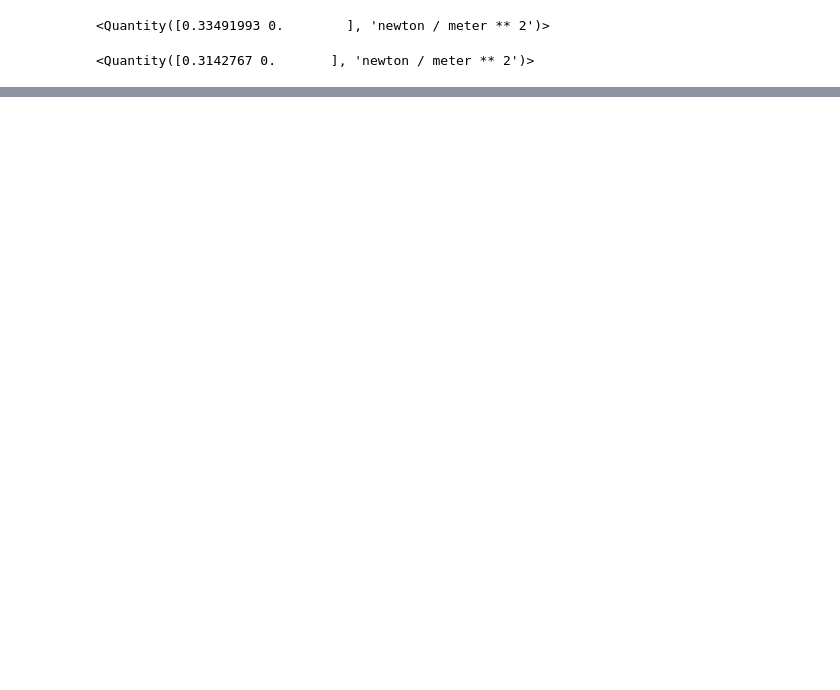
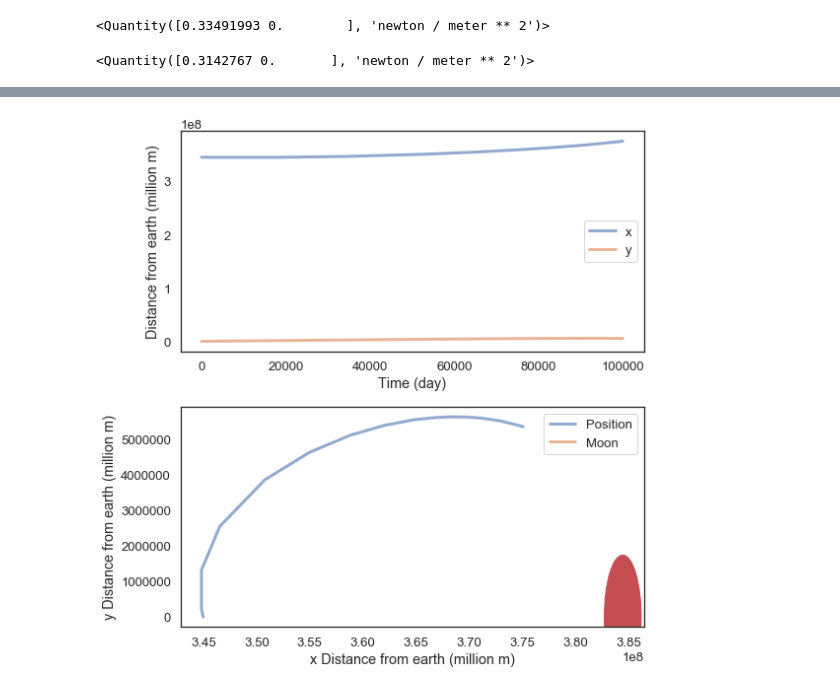
Before and after one commit to mpatil99/modsim-Project3, a Jupyter notebook: Untitled1.ipynb, the cells around one changed output, grey strips where cells are left out. Drawn from its saved outputs; the diff is of its cells as text; code cells hidden in the pictures; blank space fills up the shorter version.

```diff
--- a/Untitled1.ipynb
+++ b/Untitled1.ipynb
@@ -135,19 +146,25 @@ details
 # %%
 def plot_position(results):
     unpack(system)
     subplot(2,1,1)
     plot(results.x, label='x')
     plot(results.y, label = 'y')
     decorate(xlabel='Time (day)',
              ylabel='Distance from earth (million m)')
     subplot(2,1,2)
 
 
     plot(results.x,results.y, label = 'Position')
     plot(init.mx,init.my, label ='Moon')
+    circle1 = plt.Circle((384472281, 0), 1736482, color='r')
+    fig = plt.gcf()
+    ax = fig.gca()
+    ax.add_artist(circle1)
     decorate(xlabel='x Distance from earth (million m)',
              ylabel='y Distance from earth (million m)')
-#     pyplot.xlim(0,10000000)
+plot_position(results)
+# %% [output]
+[figure, added]
 # %%
 def plot_position2(results1, results2):
 
```
Also changed, not shown: parts of 6 cells of this notebook, 3 other files.
